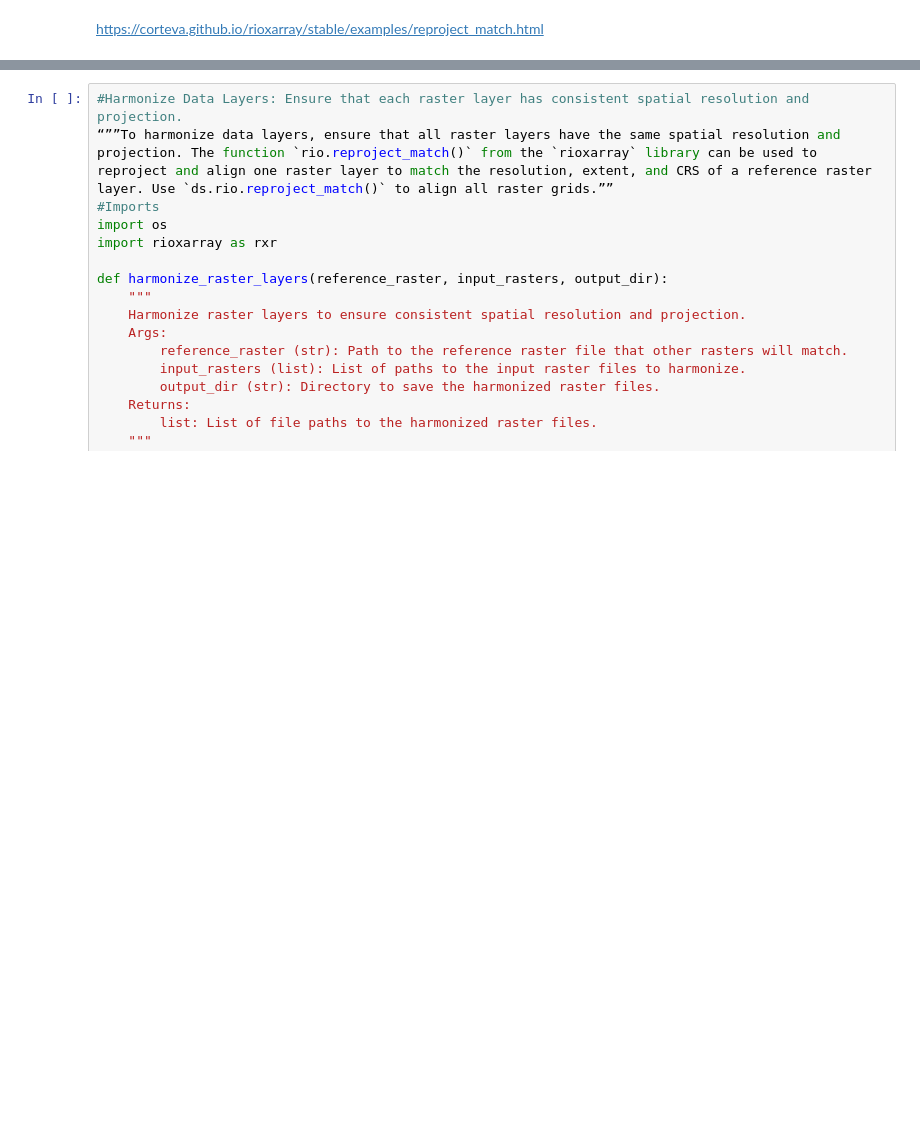
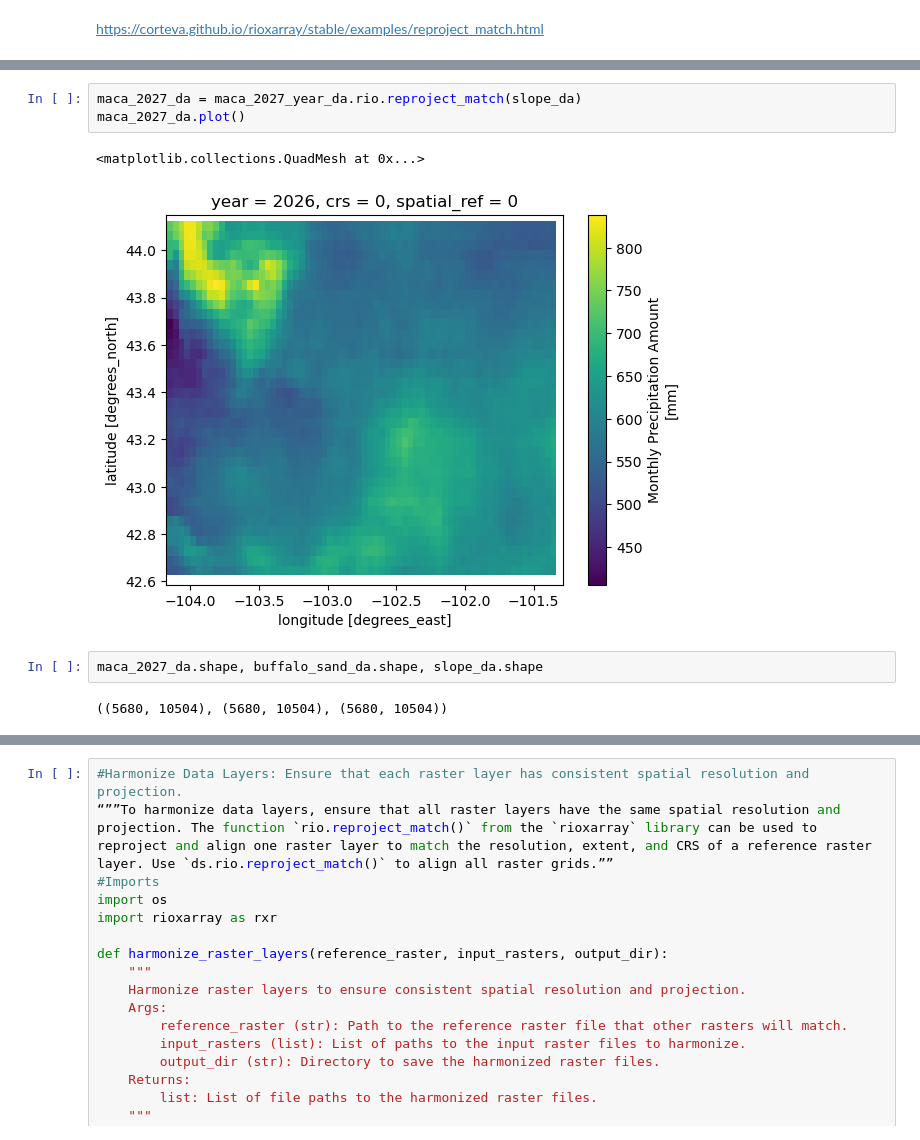
Before and after one commit to byandell-envsys/habitatSuitability, a Jupyter notebook: 3_harmonize.ipynb, the cells around one changed output, grey strips where cells are left out. Drawn from its saved outputs; the diff is of its cells as text; blank space fills up the shorter version.

```diff
--- a/3_harmonize.ipynb
+++ b/3_harmonize.ipynb
@@ -12,0 +64,10 @@ https://corteva.github.io/rioxarray/stable/examples/reproject_match.html
+# %%
+maca_2027_da = maca_2027_year_da.rio.reproject_match(slope_da)
+maca_2027_da.plot()
+# %% [output]
+<matplotlib.collections.QuadMesh at 0x...>
+[figure, added]
+# %%
+maca_2027_da.shape, buffalo_sand_da.shape, slope_da.shape
+# %% [output]
+((5680, 10504), (5680, 10504), (5680, 10504))
```
Also changed, not shown: parts of 19 cells of this notebook, 1 other file.
